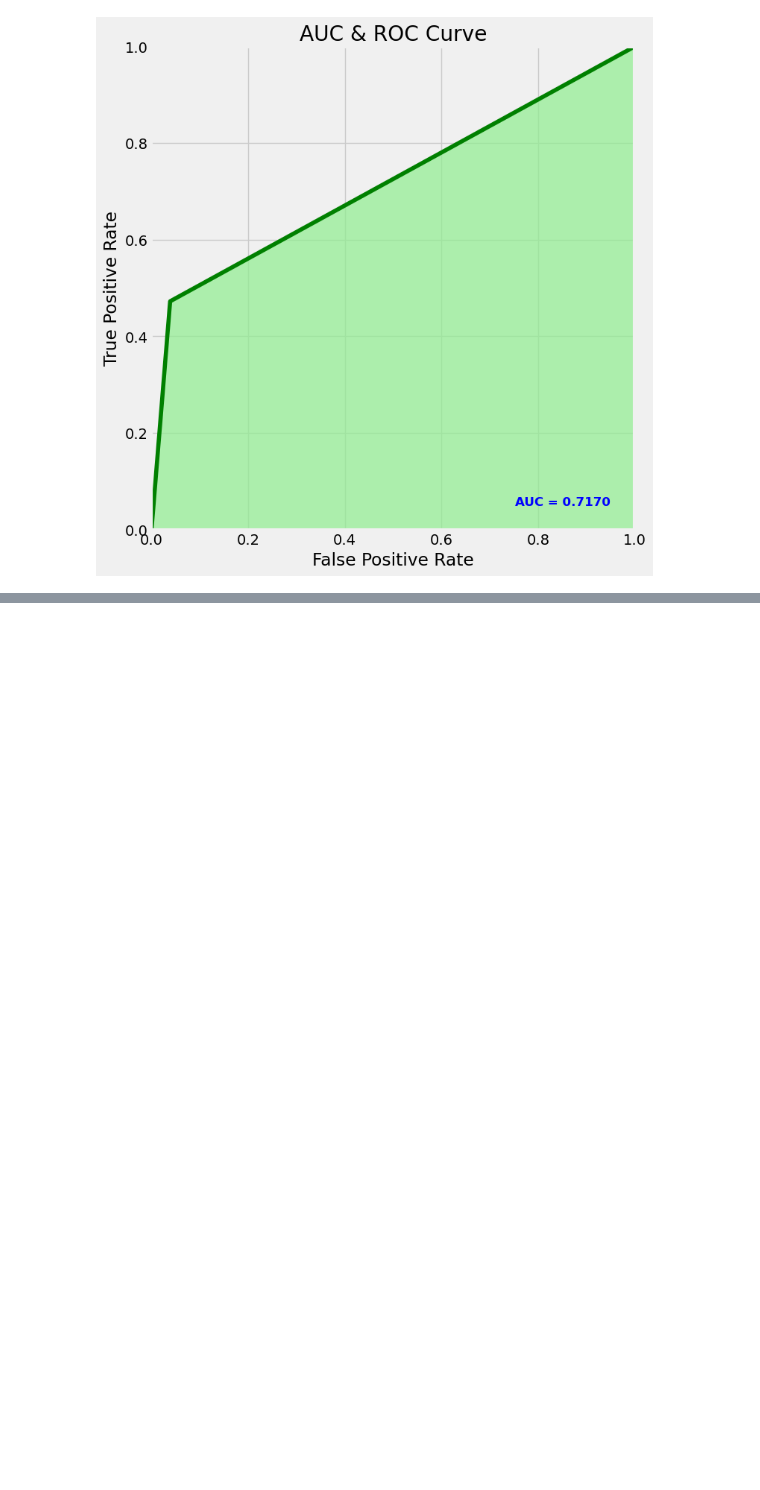
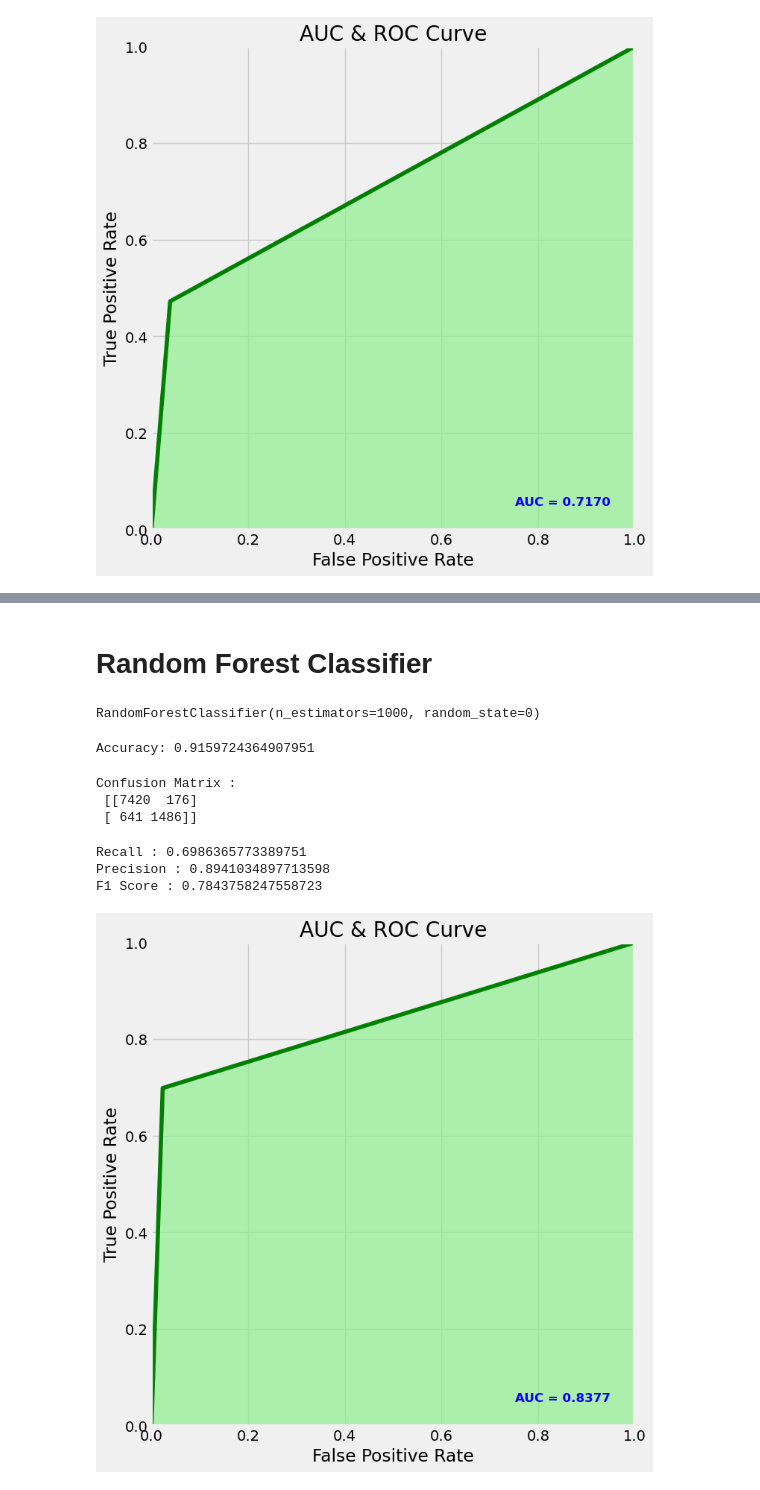
Before and after one commit to ash-captain26/credit-risk, a Jupyter notebook: credit_risk.ipynb, the cells around one changed output, grey strips where cells are left out. Drawn from its saved outputs; the diff is of its cells as text; code cells hidden in the pictures; blank space fills up the shorter version.

```diff
--- a/credit_risk.ipynb
+++ b/credit_risk.ipynb
@@ -418,0 +545,55 @@ plt.show()
+# %% [markdown]
+# Random Forest Classifier
+# %%
+# Import the model we are using
+from sklearn.ensemble import RandomForestClassifier
+# Instantiate model with 1000 decision trees
+rf = RandomForestClassifier(n_estimators = 1000, random_state = 0)
+# Train the model on training data
+rf.fit(X_train, y_train)
+# %% [output]
+RandomForestClassifier(n_estimators=1000, random_state=0)
+# %%
+y_pred=rf.predict(X_valid)
+# %%
+accuracy = accuracy_score(y_valid, y_pred)
+print('Accuracy:', accuracy)
+# %% [output]
+Accuracy: 0.9159724364907951
+# %%
+from sklearn.metrics import confusion_matrix
+cm = confusion_matrix(y_valid, y_pred)
+
+print ("Confusion Matrix : \n", cm)
+# %% [output]
+Confusion Matrix :
+ [[7420  176]
+ [ 641 1486]]
+# %%
+from sklearn.metrics import recall_score, precision_score, f1_score
+print("Recall :",recall_score(y_valid,y_pred))
+print("Precision :",precision_score(y_valid,y_pred))
+print("F1 Score :",f1_score(y_valid,y_pred))
+# %% [output]
+Recall : 0.6986365773389751
+Precision : 0.8941034897713598
+F1 Score : 0.7843758247558723
+# %%
+from sklearn import metrics
+auc = metrics.roc_auc_score(y_valid, y_pred)
+
+false_positive_rate, true_positive_rate, thresolds = metrics.roc_curve(y_valid, y_pred)
+
+plt.figure(figsize=(10, 8), dpi=100)
+plt.axis('scaled')
+plt.xlim([0, 1])
+plt.ylim([0, 1])
+plt.title("AUC & ROC Curve")
+plt.plot(false_positive_rate, true_positive_rate, 'g')
+plt.fill_between(false_positive_rate, true_positive_rate, facecolor='lightgreen', alpha=0.7)
+plt.text(0.95, 0.05, 'AUC = %0.4f' % auc, ha='right', fontsize=12, weight='bold', color='blue')
+plt.xlabel("False Positive Rate")
+plt.ylabel("True Positive Rate")
+plt.show()
+# %% [output]
+[figure, added]
```
Also changed, not shown: parts of 44 cells of this notebook.
